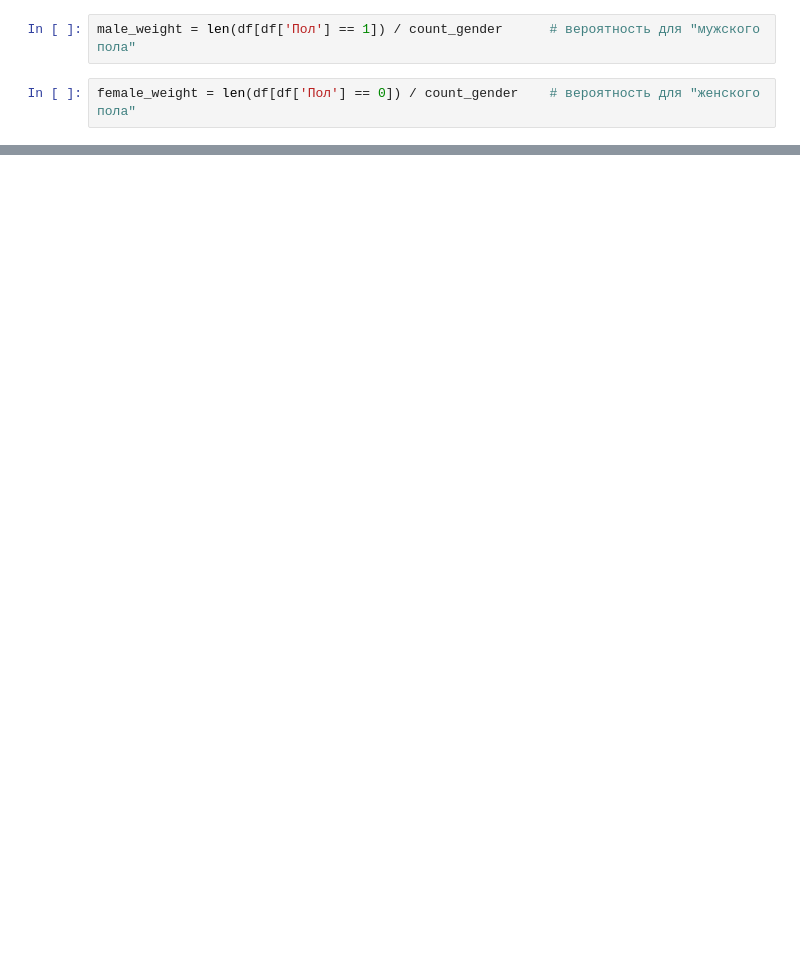
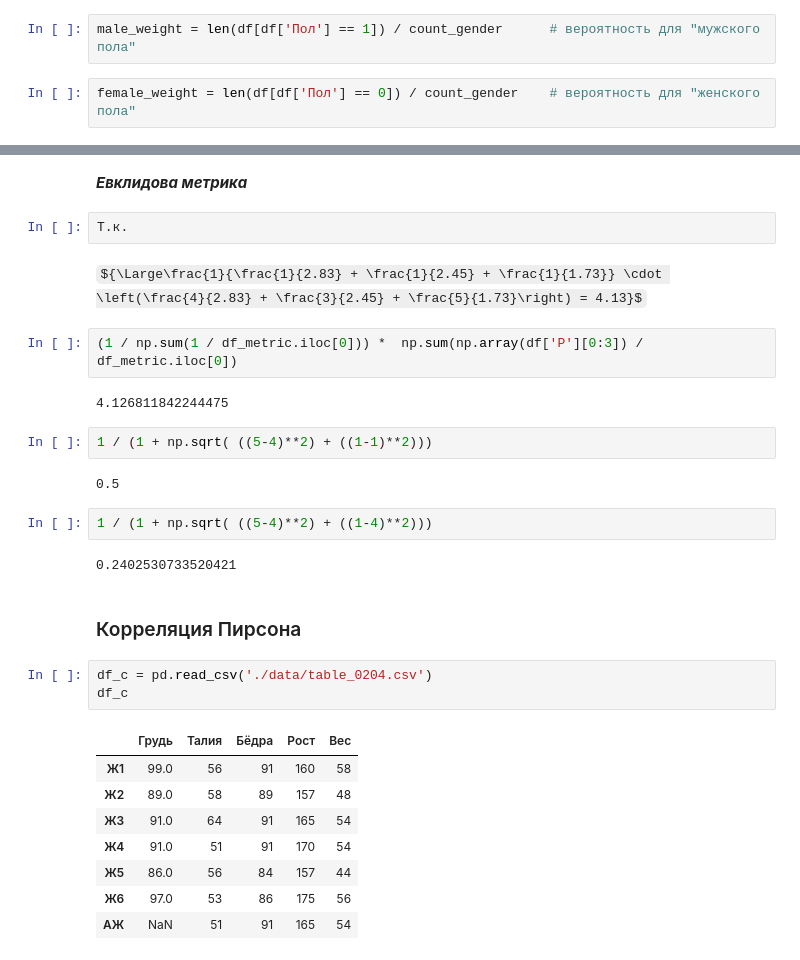
Before and after one commit to Shurikus-crypto/Stepic_ML_Artem, a Jupyter notebook: lesson_02.ipynb, the cells around one changed output, grey strips where cells are left out. Drawn from its saved outputs; the diff is of its cells as text; some formulas as TeX source; blank space fills up the shorter version.

```diff
--- a/lesson_02.ipynb
+++ b/lesson_02.ipynb
@@ -171,0 +238,32 @@ df
+# %% [markdown]
+***Евклидова метрика***
+# %%
+Т.к.
+# %% [markdown]
+${\Large\frac{1}{\frac{1}{2.83} + \frac{1}{2.45} + \frac{1}{1.73}} \cdot \left(\frac{4}{2.83} + \frac{3}{2.45} + \frac{5}{1.73}\right) = 4.13}$
+# %%
+(1 / np.sum(1 / df_metric.iloc[0])) *  np.sum(np.array(df['P'][0:3]) / df_metric.iloc[0])
+# %% [output]
+4.126811842244475
+# %%
+1 / (1 + np.sqrt( ((5-4)**2) + ((1-1)**2)))
+# %% [output]
+0.5
+# %%
+1 / (1 + np.sqrt( ((5-4)**2) + ((1-4)**2)))
+# %% [output]
+0.2402530733520421
+# %% [markdown]
+### Корреляция Пирсона
+# %%
+df_c = pd.read_csv('./data/table_0204.csv')
+df_c
+# %% [output]
+|  | Грудь | Талия | Бёдра | Рост | Вес |
+| Ж1 | 99.0 | 56 | 91 | 160 | 58 |
+| Ж2 | 89.0 | 58 | 89 | 157 | 48 |
+| Ж3 | 91.0 | 64 | 91 | 165 | 54 |
+| Ж4 | 91.0 | 51 | 91 | 170 | 54 |
+| Ж5 | 86.0 | 56 | 84 | 157 | 44 |
+| Ж6 | 97.0 | 53 | 86 | 175 | 56 |
+| АЖ | NaN | 51 | 91 | 165 | 54 |
```
Also changed, not shown: parts of 50 cells of this notebook, 2 other files.
